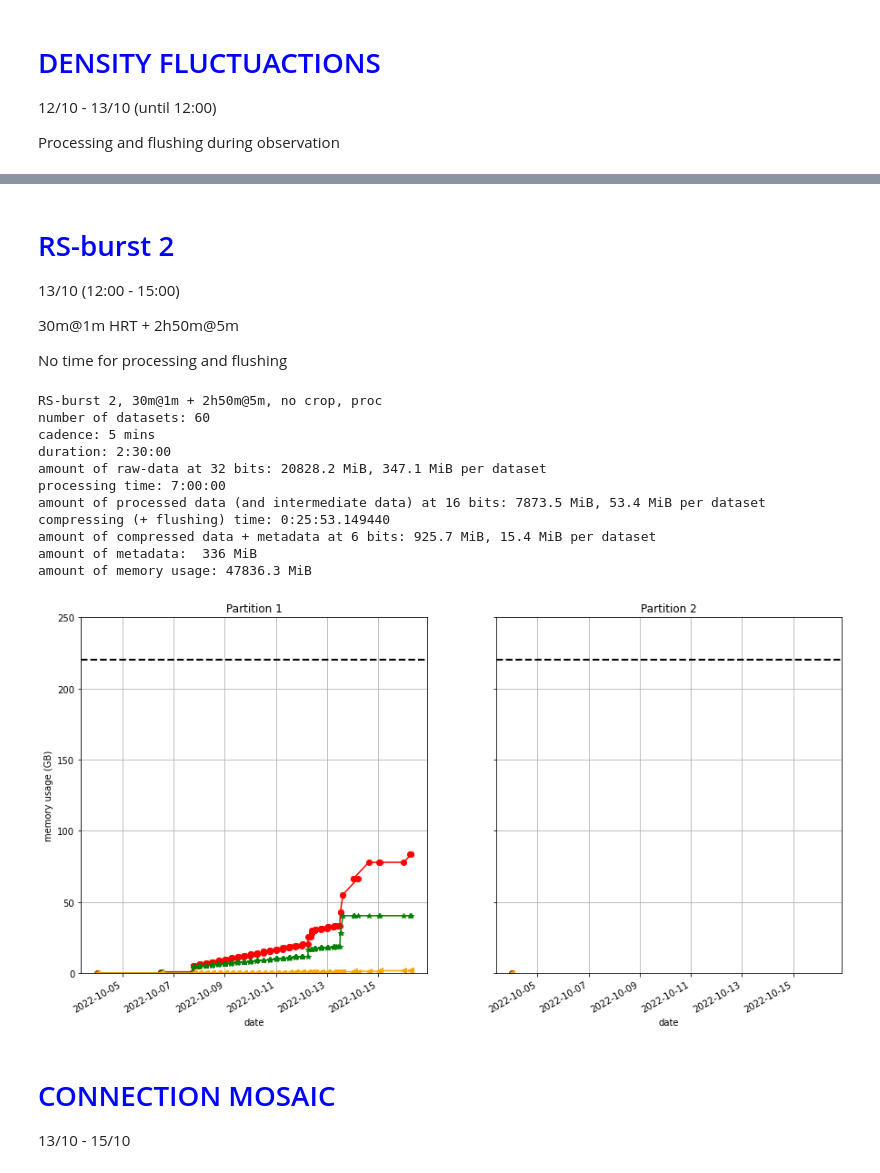
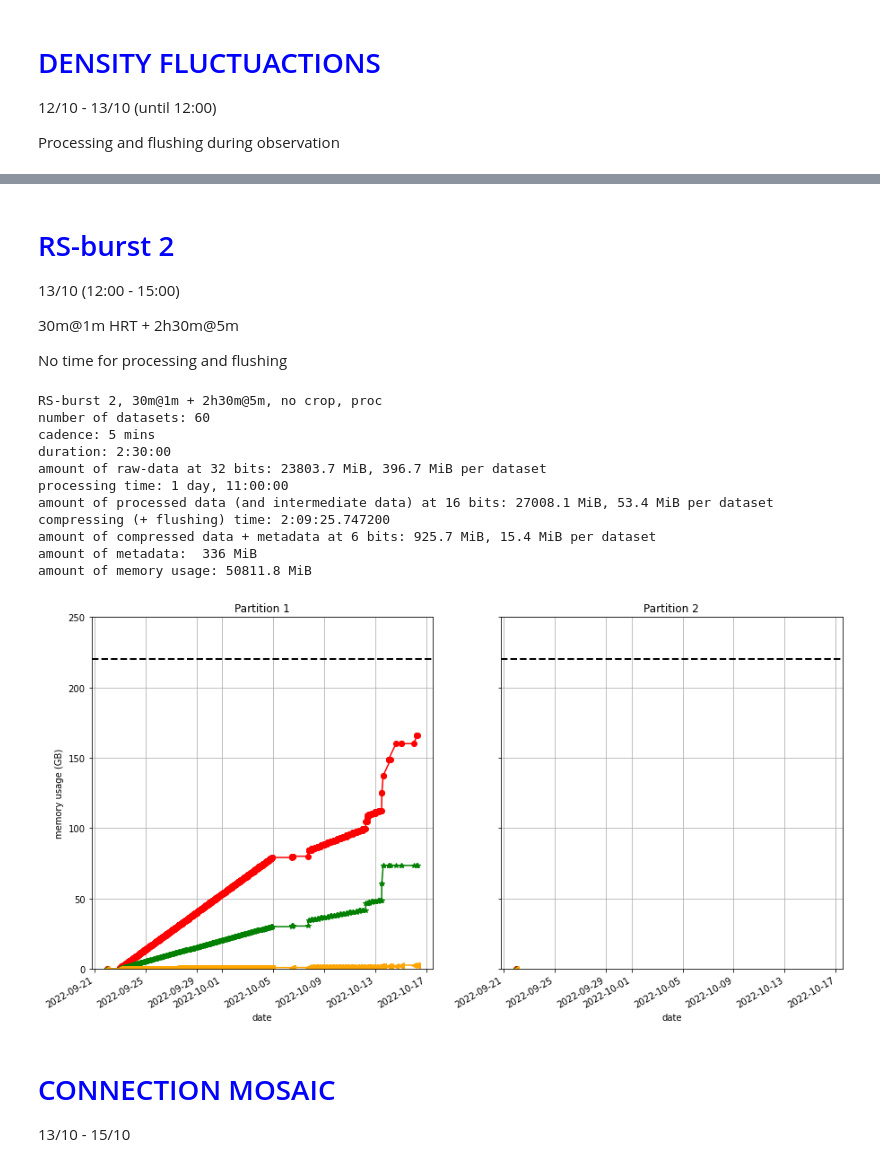
Before and after one commit to dcalc/PHI_TMtool, a Jupyter notebook: NMP1_RSW456.ipynb, the cells around one changed output, grey strips where cells are left out. Saved outputs shown, nothing was run; the diff lists cells and outputs as text; code cells hidden in the pictures.

```diff
--- a/NMP1_RSW456.ipynb
+++ b/NMP1_RSW456.ipynb
@@ -383,7 +383,7 @@ amount of memory usage: 3387.5 MiB
 # <span style="color:blue">RS-burst 2</span> <br>
 13/10 (12:00 - 15:00)
 
-30m@1m HRT + 2h50m@5m
+30m@1m HRT + 2h30m@5m
 
 No time for processing and flushing
 # %%
@@ -391,42 +391,42 @@ t0 = DT.fromisoformat('2022-10-13T12:00:00')
 t1 = DT.fromisoformat('2022-10-13T12:30:00')
 i = 1
 
 L2 = PHI_MODE('HRT')
-kw = L2.observation(t0,t1,cadence=1,shape=(2048,1536,4,6)); PHI.saving(i,**kw)
+kw = L2.observation(t0,t1,cadence=1,shape=(2048,2048,4,6)); PHI.saving(i,**kw)
 kw = L2.observation(kw['end'],kw['end']+TD(hours=2,minutes=30),cadence=5,shape=(2048,2048,4,6)); PHI.saving(i,**kw)
 # kw = L2.processing(kw['end'],ndata=-1,partialStore=0x00,nout=5,level='raw',); PHI.saving(i,**kw)
 # kw = L2.cropping(kw['end'],[1536,1536],ndata=-1,level='raw'); PHI.saving(i,**kw)
 # kw = L2.packing(kw['end'],ndata=-1,level='raw.crop',); PHI.saving(i,**kw)
 # kw = L2.compressing(kw['end'],ndata=-1,nbits=6,level='raw.pack'); PHI.saving(i,**kw)
 
 kw = L2.processing(DT(2022,10,13,15,0,0),ndata=24,partialStore=0x00,nout=5,level='raw',); PHI.saving(i,**kw)
 kw = L2.compressing(DT(2022,10,14,1,0,0),ndata=24,nbits=6,level='proc'); PHI.saving(i,**kw)
 kw = L2.processing(DT(2022,10,14,1,0,0),ndata=24,partialStore=0x00,nout=5,level='raw',); PHI.saving(i,**kw)
 kw = L2.compressing(DT(2022,10,15,1,0,0),ndata=24,nbits=6,level='proc'); PHI.saving(i,**kw)
 kw = L2.processing(DT(2022,10,16,0,0,0),ndata=12,partialStore=0x00,nout=5,level='raw',); PHI.saving(i,**kw)
 kw = L2.compressing(DT(2022,10,16,6,0,0),ndata=12,nbits=6,level='proc'); PHI.saving(i,**kw)
 
 # TC += (L2.proc.end - L2.proc.start).total_seconds()/60/60
 # TF += (L2.compr.end - L2.compr.start).total_seconds()/60/60
 
-printp(L2,label='RS-burst 2, 30m@1m + 2h50m@5m, no crop, proc')
+printp(L2,label='RS-burst 2, 30m@1m + 2h30m@5m, no crop, proc')
 plot_tot(PHI,ylim=(0,250),time_ord=True)
 
 # PHI.format_partition(1,kw['end'] + TD(days=10))
 # final_plot(PHI,TM)
 # %% [output]
-RS-burst 2, 30m@1m + 2h50m@5m, no crop, proc
+RS-burst 2, 30m@1m + 2h30m@5m, no crop, proc
 number of datasets: 60
 cadence: 5 mins
 duration: 2:30:00
-amount of raw-data at 32 bits: 20828.2 MiB, 347.1 MiB per dataset
-processing time: 7:00:00
-amount of processed data (and intermediate data) at 16 bits: 7873.5 MiB, 53.4 MiB per dataset
-compressing (+ flushing) time: 0:25:53.149440
+amount of raw-data at 32 bits: 23803.7 MiB, 396.7 MiB per dataset
+processing time: 1 day, 11:00:00
+amount of processed data (and intermediate data) at 16 bits: 27008.1 MiB, 53.4 MiB per dataset
+compressing (+ flushing) time: 2:09:25.747200
 amount of compressed data + metadata at 6 bits: 925.7 MiB, 15.4 MiB per dataset
 amount of metadata:  336 MiB
-amount of memory usage: 47836.3 MiB
+amount of memory usage: 50811.8 MiB
-[figure, old version]
+[figure, new version]
 # %% [markdown]
 # <span style="color:blue">CONNECTION MOSAIC</span> <br>
 13/10 - 15/10
```
Also changed, not shown: parts of 25 cells of this notebook, 4 other files.
